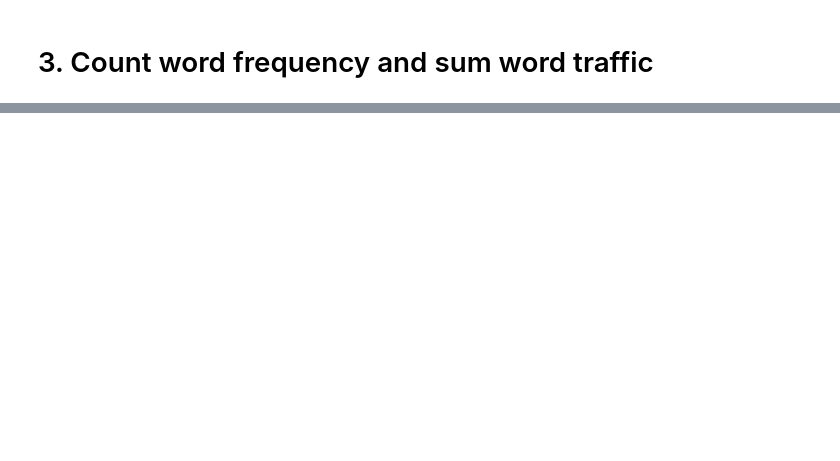
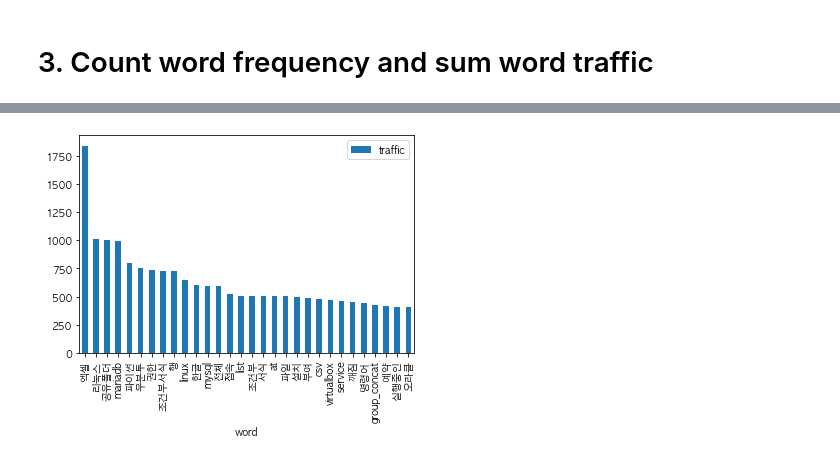
Before and after one commit to menthamin/code-snippets, a Jupyter notebook: data-analysis/keywords-analysis.ipynb, the cells around one changed output, grey strips where cells are left out. Cells and saved outputs as stored; diff of their text form; code cells hidden in the pictures; blank space fills up the shorter version.

```diff
--- a/data-analysis/keywords-analysis.ipynb
+++ b/data-analysis/keywords-analysis.ipynb
@@ -94,7 +99,9 @@ for keyword, traffic in zip(df.keywords, df.traffic):
             word_frequency_traffic_dict[word] = {"frequency": 1, "traffic": traffic}
 # %%
 word_frequency_traffic_list = []
-for k, v in zip(word_frequency_traffic_dict.keys(), list(word_frequency_traffic_dict.values())):
+for k, v in zip(
+    word_frequency_traffic_dict.keys(), list(word_frequency_traffic_dict.values())
+):
     word_frequency_traffic_list.append([k, v["frequency"], v["traffic"]])
 # %%
 word_frequency_traffic_list.sort(key=lambda x: x[1], reverse=True)
@@ -105,3 +134,7 @@ word_frequency_traffic_list[:10]
 # %%
-df_for_bar_plot = pd.DataFrame(word_frequency_traffic_list[:30], columns=["word", "frequency", "traffic"])
+df_for_bar_plot = pd.DataFrame(
+    word_frequency_traffic_list[:30], columns=["word", "frequency", "traffic"]
+)
 df_for_bar_plot.plot.bar(x="word", y="traffic");
+# %% [output]
+[figure, added]
```
Also changed, not shown: parts of 6 cells of this notebook, 5 other files.
